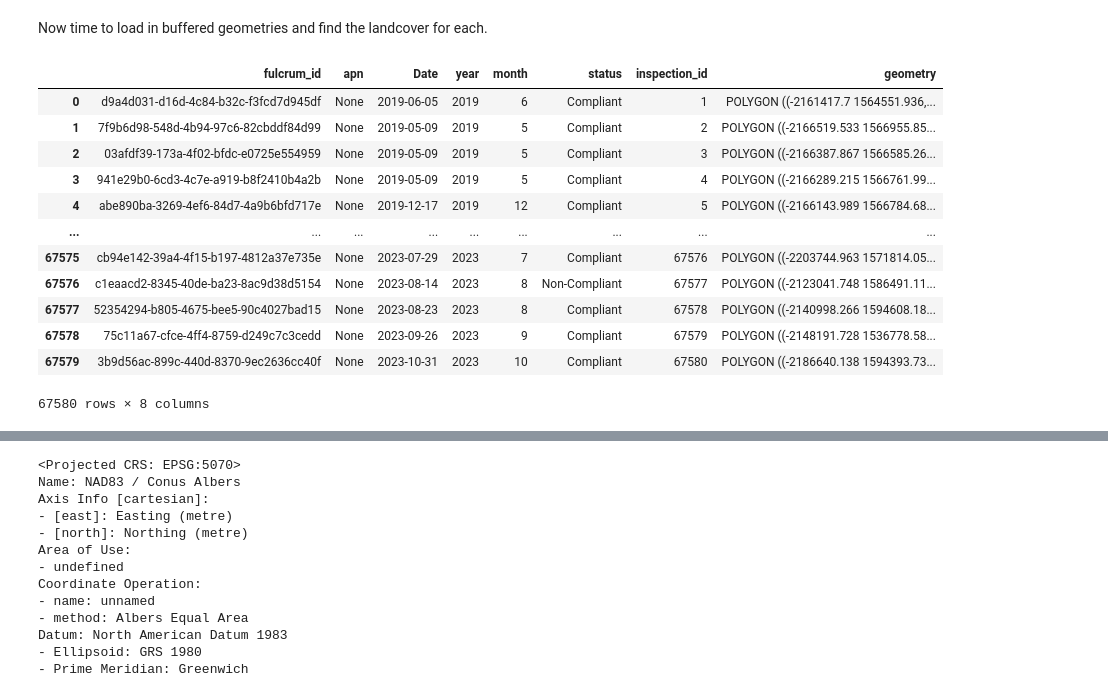
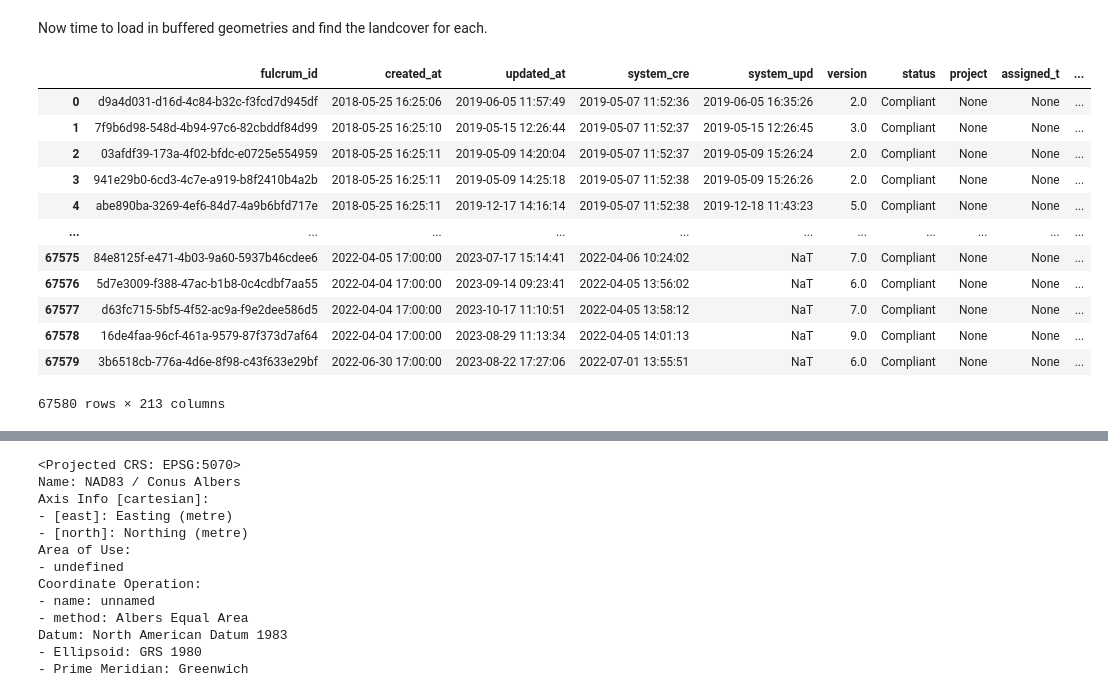
Before and after one commit to wildfire-prep/data-preparation, a Jupyter notebook: code/04_landcover_stats/landcover_stats.ipynb, the cells around one changed output, grey strips where cells are left out. Drawn from its saved outputs; the diff is of its cells as text; code cells hidden in the pictures.

```diff
--- a/code/04_landcover_stats/landcover_stats.ipynb
+++ b/code/04_landcover_stats/landcover_stats.ipynb
@@ -186,19 +180,19 @@ assert inspections_buffbuildings.crs == landcover.rio.crs
-# %%
-inspections_buffbuildings
-# %% [output]
-|  | fulcrum_id | apn | Date | year | month | status | inspection_id | geometry |
-| 0 | d9a4d031-d16d-4c84-b32c-f3fcd7d945df | None | 2019-06-05 | 2019 | 6 | Compliant | 1 | POLYGON ((-2161417.7 1564551.936,... |
-| 1 | 7f9b6d98-548d-4b94-97c6-82cbddf84d99 | None | 2019-05-09 | 2019 | 5 | Compliant | 2 | POLYGON ((-2166519.533 1566955.85... |
-| 2 | 03afdf39-173a-4f02-bfdc-e0725e554959 | None | 2019-05-09 | 2019 | 5 | Compliant | 3 | POLYGON ((-2166387.867 1566585.26... |
-| 3 | 941e29b0-6cd3-4c7e-a919-b8f2410b4a2b | None | 2019-05-09 | 2019 | 5 | Compliant | 4 | POLYGON ((-2166289.215 1566761.99... |
-| 4 | abe890ba-3269-4ef6-84d7-4a9b6bfd717e | None | 2019-12-17 | 2019 | 12 | Compliant | 5 | POLYGON ((-2166143.989 1566784.68... |
-| ... | ... | ... | ... | ... | ... | ... | ... | ... |
-| 67575 | cb94e142-39a4-4f15-b197-4812a37e735e | None | 2023-07-29 | 2023 | 7 | Compliant | 67576 | POLYGON ((-2203744.963 1571814.05... |
-| 67576 | c1eaacd2-8345-40de-ba23-8ac9d38d5154 | None | 2023-08-14 | 2023 | 8 | Non-Compliant | 67577 | POLYGON ((-2123041.748 1586491.11... |
-| 67577 | 52354294-b805-4675-bee5-90c4027bad15 | None | 2023-08-23 | 2023 | 8 | Compliant | 67578 | POLYGON ((-2140998.266 1594608.18... |
-| 67578 | 75c11a67-cfce-4ff4-8759-d249c7c3cedd | None | 2023-09-26 | 2023 | 9 | Compliant | 67579 | POLYGON ((-2148191.728 1536778.58... |
-| 67579 | 3b9d56ac-899c-440d-8370-9ec2636cc40f | None | 2023-10-31 | 2023 | 10 | Compliant | 67580 | POLYGON ((-2186640.138 1594393.73... |
-67580 rows × 8 columns
+# %%
+inspections
+# %% [output]
+|  | fulcrum_id | created_at | updated_at | system_cre | system_upd | version | status | project | assigned_t | ... |
+| 0 | d9a4d031-d16d-4c84-b32c-f3fcd7d945df | 2018-05-25 16:25:06 | 2019-06-05 11:57:49 | 2019-05-07 11:52:36 | 2019-06-05 16:35:26 | 2.0 | Compliant | None | None | ... |
+| 1 | 7f9b6d98-548d-4b94-97c6-82cbddf84d99 | 2018-05-25 16:25:10 | 2019-05-15 12:26:44 | 2019-05-07 11:52:37 | 2019-05-15 12:26:45 | 3.0 | Compliant | None | None | ... |
+| 2 | 03afdf39-173a-4f02-bfdc-e0725e554959 | 2018-05-25 16:25:11 | 2019-05-09 14:20:04 | 2019-05-07 11:52:37 | 2019-05-09 15:26:24 | 2.0 | Compliant | None | None | ... |
+| 3 | 941e29b0-6cd3-4c7e-a919-b8f2410b4a2b | 2018-05-25 16:25:11 | 2019-05-09 14:25:18 | 2019-05-07 11:52:38 | 2019-05-09 15:26:26 | 2.0 | Compliant | None | None | ... |
+| 4 | abe890ba-3269-4ef6-84d7-4a9b6bfd717e | 2018-05-25 16:25:11 | 2019-12-17 14:16:14 | 2019-05-07 11:52:38 | 2019-12-18 11:43:23 | 5.0 | Compliant | None | None | ... |
+| ... | ... | ... | ... | ... | ... | ... | ... | ... | ... | ... |
+| 67575 | 84e8125f-e471-4b03-9a60-5937b46cdee6 | 2022-04-05 17:00:00 | 2023-07-17 15:14:41 | 2022-04-06 10:24:02 | NaT | 7.0 | Compliant | None | None | ... |
+| 67576 | 5d7e3009-f388-47ac-b1b8-0c4cdbf7aa55 | 2022-04-04 17:00:00 | 2023-09-14 09:23:41 | 2022-04-05 13:56:02 | NaT | 6.0 | Compliant | None | None | ... |
+| 67577 | d63fc715-5bf5-4f52-ac9a-f9e2dee586d5 | 2022-04-04 17:00:00 | 2023-10-17 11:10:51 | 2022-04-05 13:58:12 | NaT | 7.0 | Compliant | None | None | ... |
+| 67578 | 16de4faa-96cf-461a-9579-87f373d7af64 | 2022-04-04 17:00:00 | 2023-08-29 11:13:34 | 2022-04-05 14:01:13 | NaT | 9.0 | Compliant | None | None | ... |
+| 67579 | 3b6518cb-776a-4d6e-8f98-c43f633e29bf | 2022-06-30 17:00:00 | 2023-08-22 17:27:06 | 2022-07-01 13:55:51 | NaT | 6.0 | Compliant | None | None | ... |
+67580 rows × 213 columns
 # %%
 # Drop all columns except inspection_id and geometry
 
```
Also changed, not shown: parts of 18 cells of this notebook, 2 other files.
